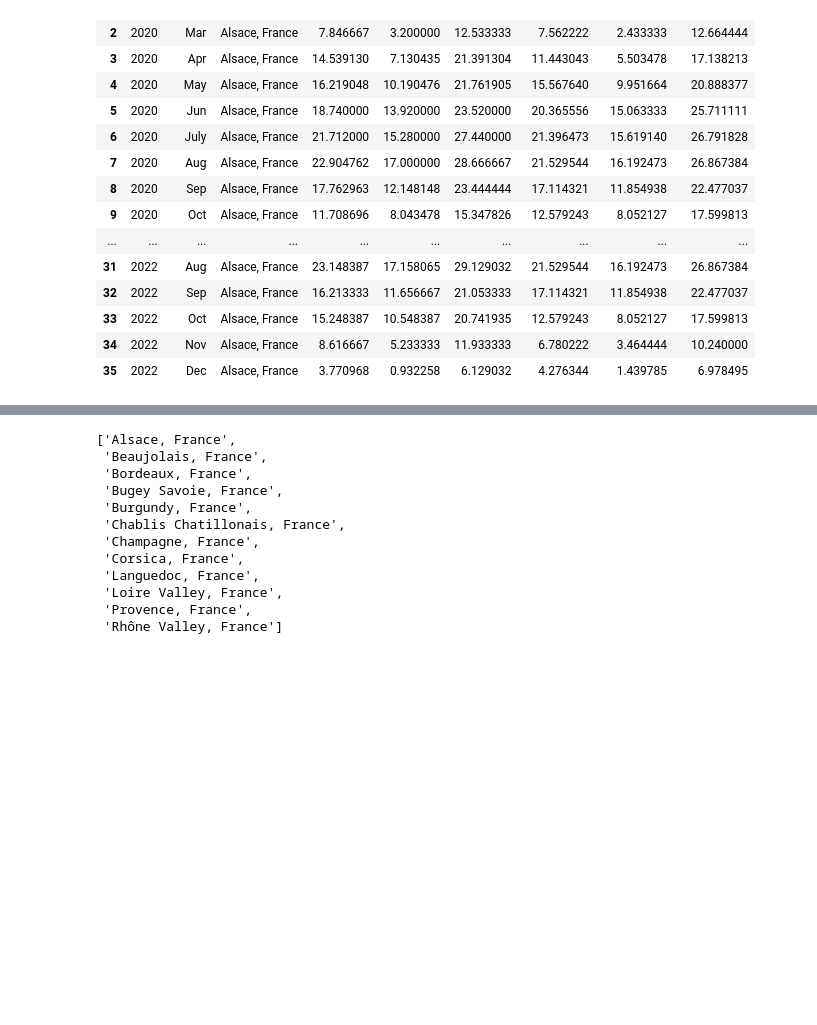
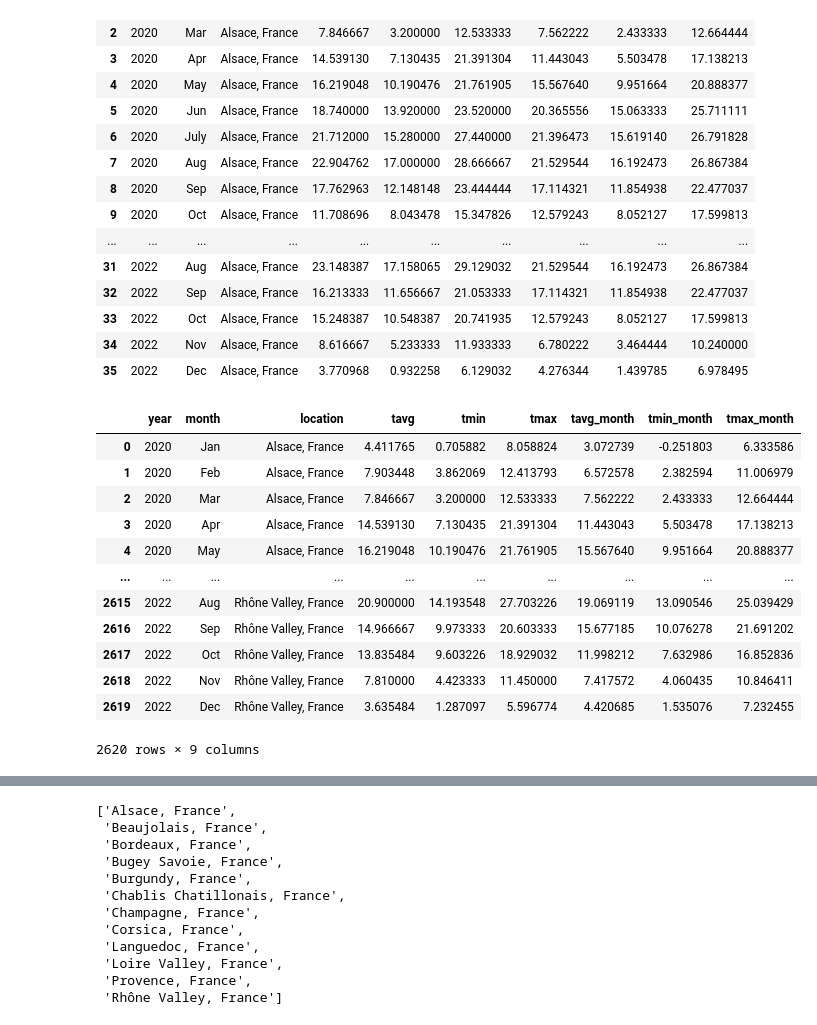
Before and after one commit to regraded0101/dragon-fever-night, a Jupyter notebook: main.ipynb, the cells around one changed output, grey strips where cells are left out. Drawn from its saved outputs; the diff is of its cells as text; code cells hidden in the pictures; blank space fills up the shorter version.

Commit message:
include more historical data

```diff
--- a/main.ipynb
+++ b/main.ipynb
@@ -136,4 +140,20 @@ data_month_year[(data_month_year['location'] == 'Alsace, France')]
 | 33 | 2022 | Oct | Alsace, France | 15.248387 | 10.548387 | 20.741935 | 12.579243 | 8.052127 | 17.599813 |
 | 34 | 2022 | Nov | Alsace, France | 8.616667 | 5.233333 | 11.933333 | 6.780222 | 3.464444 | 10.240000 |
 | 35 | 2022 | Dec | Alsace, France | 3.770968 | 0.932258 | 6.129032 | 4.276344 | 1.439785 | 6.978495 |
+# %%
+data_month_year
+# %% [output]
+|  | year | month | location | tavg | tmin | tmax | tavg_month | tmin_month | tmax_month |
+| 0 | 2020 | Jan | Alsace, France | 4.411765 | 0.705882 | 8.058824 | 3.072739 | -0.251803 | 6.333586 |
+| 1 | 2020 | Feb | Alsace, France | 7.903448 | 3.862069 | 12.413793 | 6.572578 | 2.382594 | 11.006979 |
+| 2 | 2020 | Mar | Alsace, France | 7.846667 | 3.200000 | 12.533333 | 7.562222 | 2.433333 | 12.664444 |
+| 3 | 2020 | Apr | Alsace, France | 14.539130 | 7.130435 | 21.391304 | 11.443043 | 5.503478 | 17.138213 |
+| 4 | 2020 | May | Alsace, France | 16.219048 | 10.190476 | 21.761905 | 15.567640 | 9.951664 | 20.888377 |
+| ... | ... | ... | ... | ... | ... | ... | ... | ... | ... |
+| 2615 | 2022 | Aug | Rhône Valley, France | 20.900000 | 14.193548 | 27.703226 | 19.069119 | 13.090546 | 25.039429 |
+| 2616 | 2022 | Sep | Rhône Valley, France | 14.966667 | 9.973333 | 20.603333 | 15.677185 | 10.076278 | 21.691202 |
+| 2617 | 2022 | Oct | Rhône Valley, France | 13.835484 | 9.603226 | 18.929032 | 11.998212 | 7.632986 | 16.852836 |
+| 2618 | 2022 | Nov | Rhône Valley, France | 7.810000 | 4.423333 | 11.450000 | 7.417572 | 4.060435 | 10.846411 |
+| 2619 | 2022 | Dec | Rhône Valley, France | 3.635484 | 1.287097 | 5.596774 | 4.420685 | 1.535076 | 7.232455 |
+2620 rows × 9 columns
 # %%
```
Also changed, not shown: parts of 10 cells of this notebook, 1 other file.
